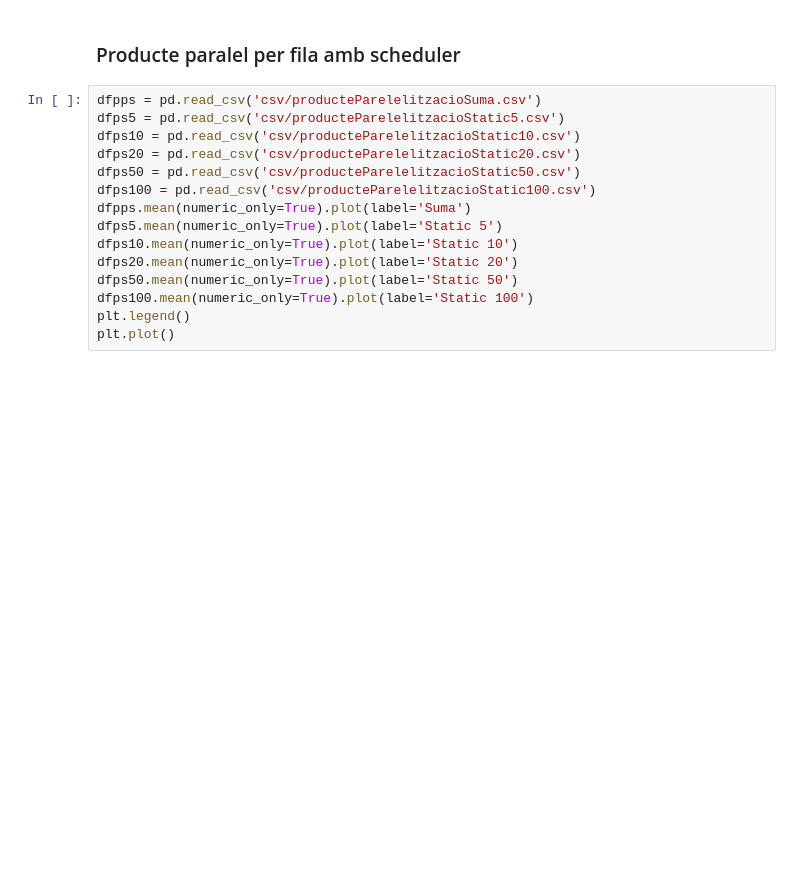
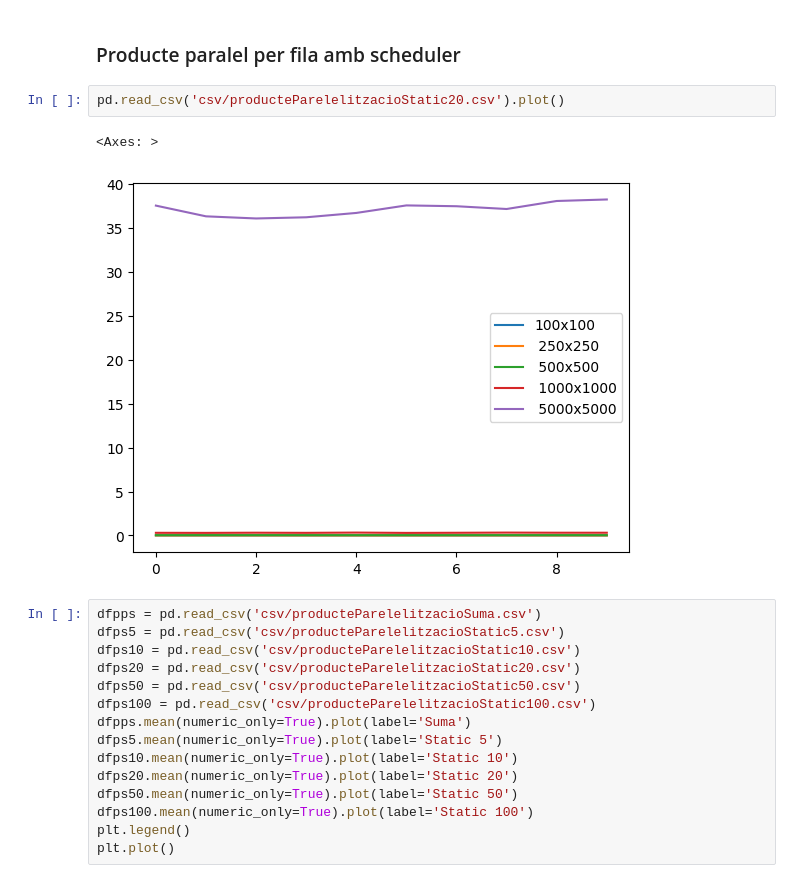
Before and after one commit to u1978882/OpenMP, a Jupyter notebook: matrius/grafics.ipynb, the cells around one changed output. Drawn from its saved outputs; the diff is of its cells as text; blank space fills up the shorter version.

```diff
--- a/matrius/grafics.ipynb
+++ b/matrius/grafics.ipynb
@@ -136,6 +146,11 @@ plt.plot()
 [figure]
 # %% [markdown]
 ### Producte paralel per fila amb scheduler
+# %%
+pd.read_csv('csv/producteParelelitzacioStatic20.csv').plot()
+# %% [output]
+<Axes: >
+[figure, added]
 # %%
 dfpps = pd.read_csv('csv/producteParelelitzacioSuma.csv')
 dfps5 = pd.read_csv('csv/producteParelelitzacioStatic5.csv')
```
Also changed, not shown: parts of 4 cells of this notebook.
